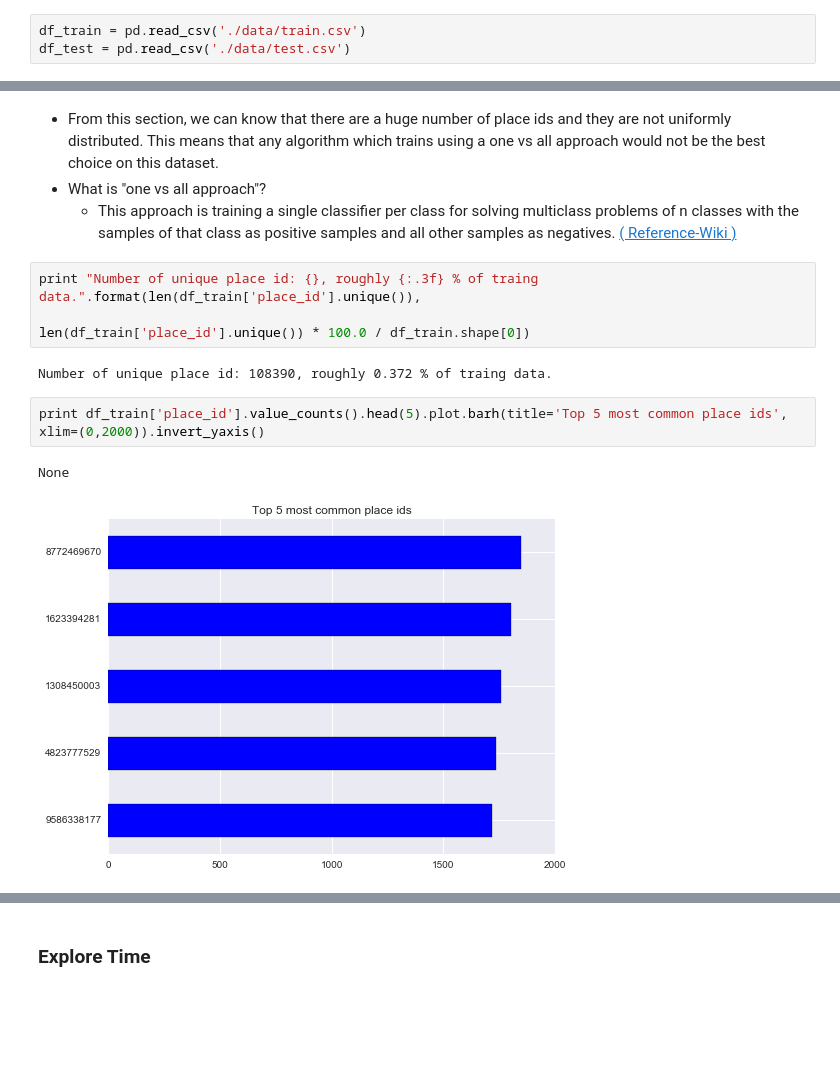
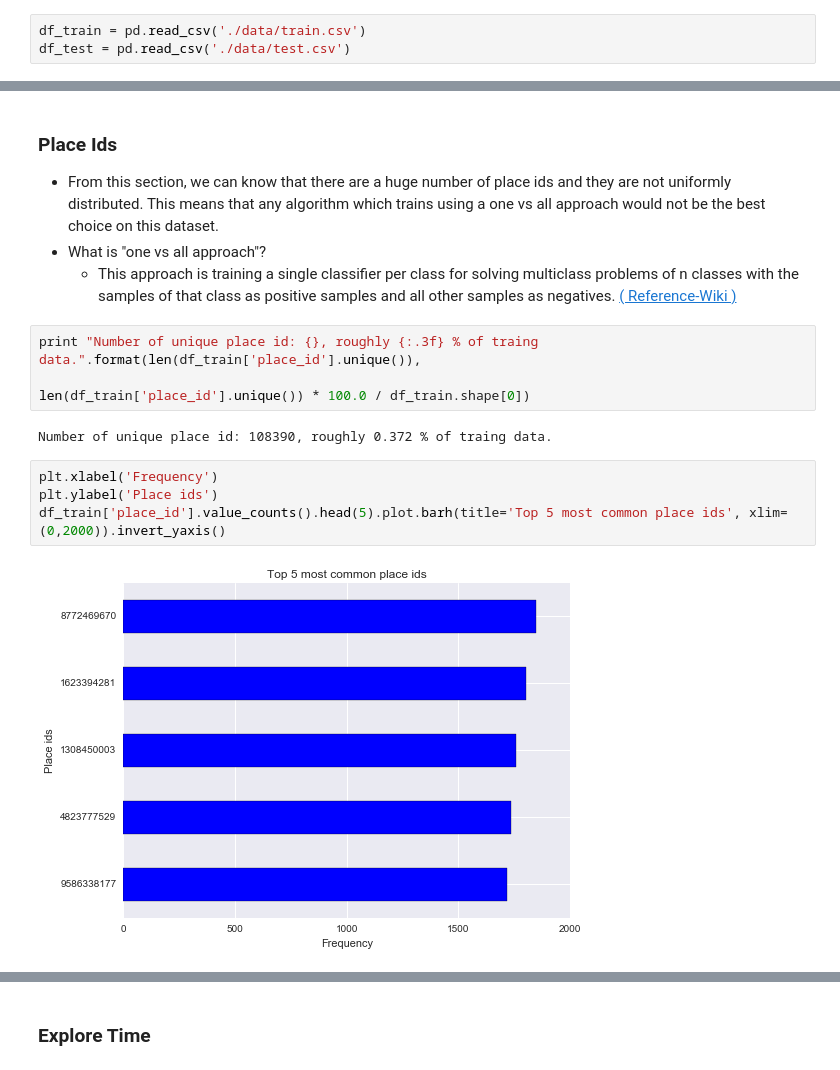
Before and after one commit to YungChunLu/MLND.Project5, a Jupyter notebook: Developing.ipynb, the cells around one changed output, grey strips where cells are left out. Cells and saved outputs as stored; diff of their text form; blank space fills up the shorter version.

```diff
--- a/Developing.ipynb
+++ b/Developing.ipynb
@@ -78,4 +105,5 @@ max      786239.000000  9.999932e+09
 # %% [markdown]
+### Place Ids
 * From this section, we can know that there are a huge number of place ids and they are not uniformly distributed. This means that any algorithm which trains using a one vs all approach would not be the best choice on this dataset.
 * What is "one vs all approach"?
     * This approach is training a single classifier per class for solving multiclass problems of n classes with the samples of that class as positive samples and all other samples as negatives. [( Reference-Wiki )](https://en.wikipedia.org/wiki/Multiclass_classification#One-vs.-rest)
@@ -85,8 +113,9 @@ print "Number of unique place id: {}, roughly {:.3f} % of traing data.".format(l
 # %% [output]
 Number of unique place id: 108390, roughly 0.372 % of traing data.
 # %%
-print df_train['place_id'].value_counts().head(5).plot.barh(title='Top 5 most common place ids', xlim=(0,2000)).invert_yaxis()
+plt.xlabel('Frequency')
+plt.ylabel('Place ids')
+df_train['place_id'].value_counts().head(5).plot.barh(title='Top 5 most common place ids', xlim=(0,2000)).invert_yaxis()
 # %% [output]
-None
-[figure, old version]
+[figure, new version]
 # %%
```
Also changed, not shown: parts of 24 cells of this notebook.
